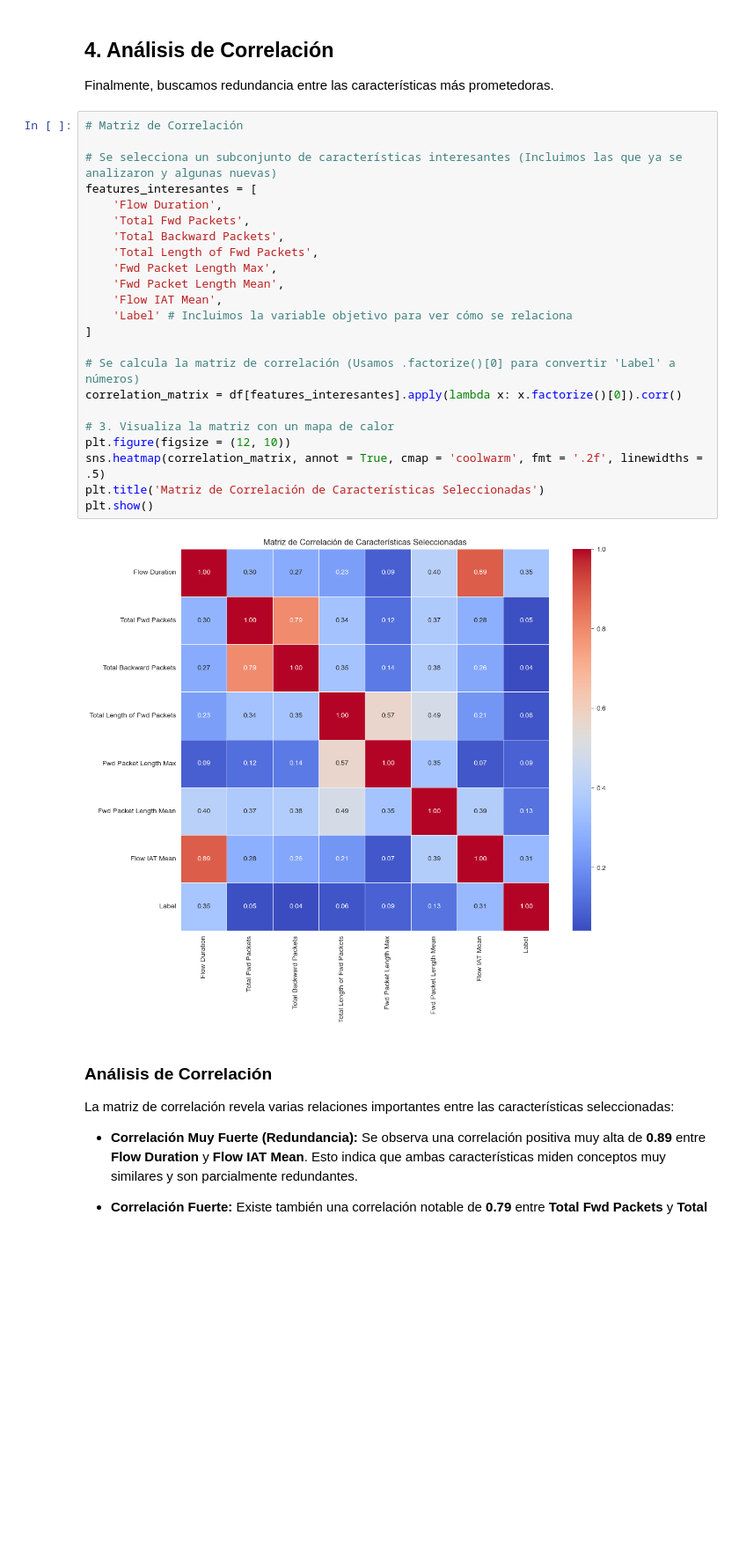
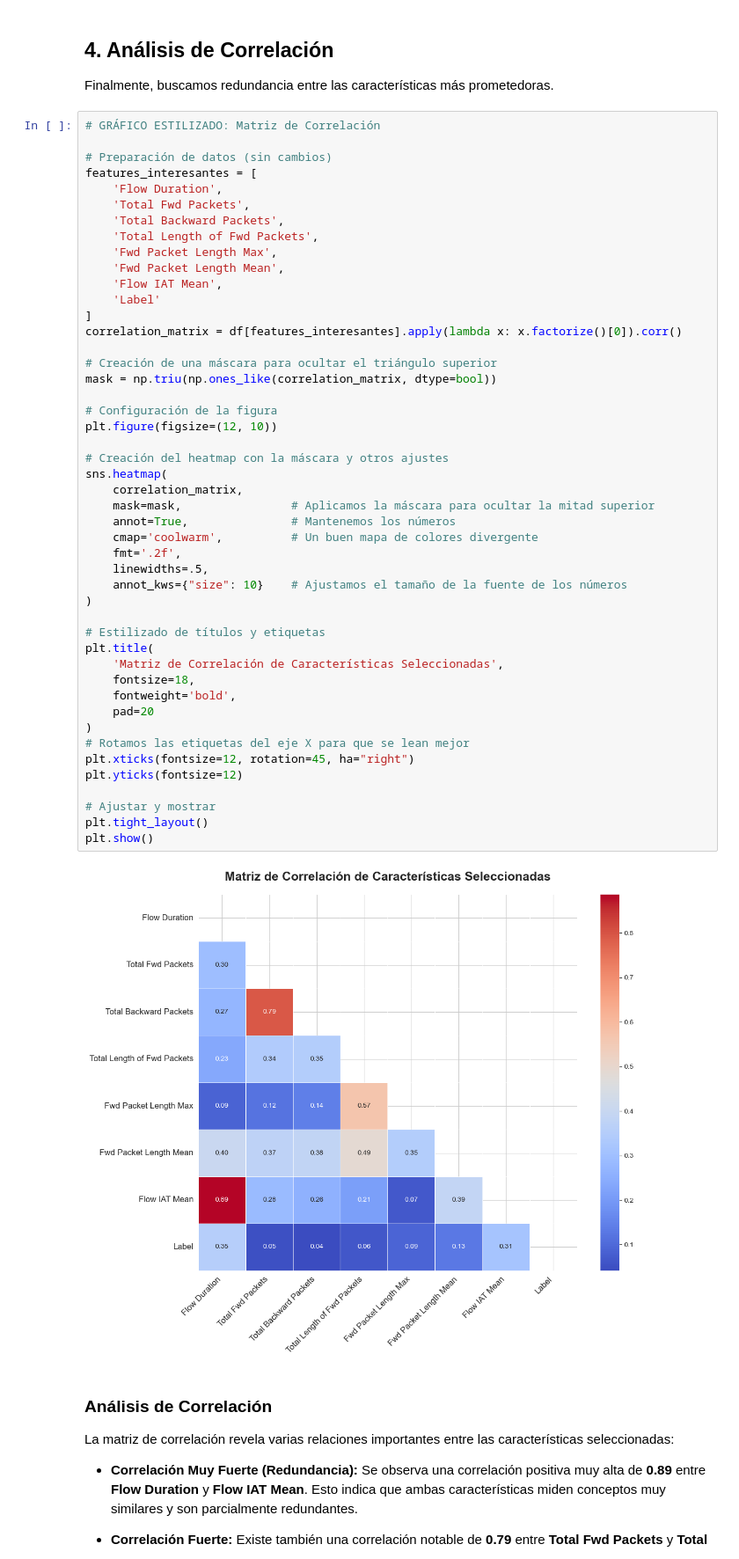
Before and after one commit to mauucrv/Detector-De-Intrusiones, a Jupyter notebook: notebooks/01_exploratory_data_analysis.ipynb, the cells around one changed output. Shown: that part at 88% size. Saved outputs shown, nothing was run; the diff lists cells and outputs as text; blank space fills up the shorter version.

```diff
--- a/notebooks/01_exploratory_data_analysis.ipynb
+++ b/notebooks/01_exploratory_data_analysis.ipynb
@@ -172,30 +326,54 @@ plt.show()
 
 Finalmente, buscamos redundancia entre las características más prometedoras.
 # %%
-# Matriz de Correlación
+# GRÁFICO ESTILIZADO: Matriz de Correlación
 
-# Se selecciona un subconjunto de características interesantes (Incluimos las que ya se analizaron y algunas nuevas)
+# Preparación de datos (sin cambios)
 features_interesantes = [
     'Flow Duration',
     'Total Fwd Packets',
     'Total Backward Packets',
     'Total Length of Fwd Packets',
     'Fwd Packet Length Max',
     'Fwd Packet Length Mean',
     'Flow IAT Mean',
-    'Label' # Incluimos la variable objetivo para ver cómo se relaciona
+    'Label'
 ]
-
-# Se calcula la matriz de correlación (Usamos .factorize()[0] para convertir 'Label' a números)
 correlation_matrix = df[features_interesantes].apply(lambda x: x.factorize()[0]).corr()
 
-# 3. Visualiza la matriz con un mapa de calor
-plt.figure(figsize = (12, 10))
-sns.heatmap(correlation_matrix, annot = True, cmap = 'coolwarm', fmt = '.2f', linewidths = .5)
-plt.title('Matriz de Correlación de Características Seleccionadas')
+# Creación de una máscara para ocultar el triángulo superior
+mask = np.triu(np.ones_like(correlation_matrix, dtype=bool))
+
+# Configuración de la figura
+plt.figure(figsize=(12, 10))
+
+# Creación del heatmap con la máscara y otros ajustes
+sns.heatmap(
+    correlation_matrix,
+    mask=mask,                # Aplicamos la máscara para ocultar la mitad superior
+    annot=True,               # Mantenemos los números
+    cmap='coolwarm',          # Un buen mapa de colores divergente
+    fmt='.2f',
+    linewidths=.5,
+    annot_kws={"size": 10}    # Ajustamos el tamaño de la fuente de los números
+)
+
+# Estilizado de títulos y etiquetas
+plt.title(
+    'Matriz de Correlación de Características Seleccionadas',
+    fontsize=18,
+    fontweight='bold',
+    pad=20
+)
+# Rotamos las etiquetas del eje X para que se lean mejor
+plt.xticks(fontsize=12, rotation=45, ha="right")
+plt.yticks(fontsize=12)
+
+# Ajustar y mostrar
+plt.tight_layout()
 plt.show()
 # %% [output]
-[figure, old version]
+[figure, new version]
 # %% [markdown]
 ### **Análisis de Correlación**
 
```
Also changed, not shown: parts of 5 cells of this notebook.
